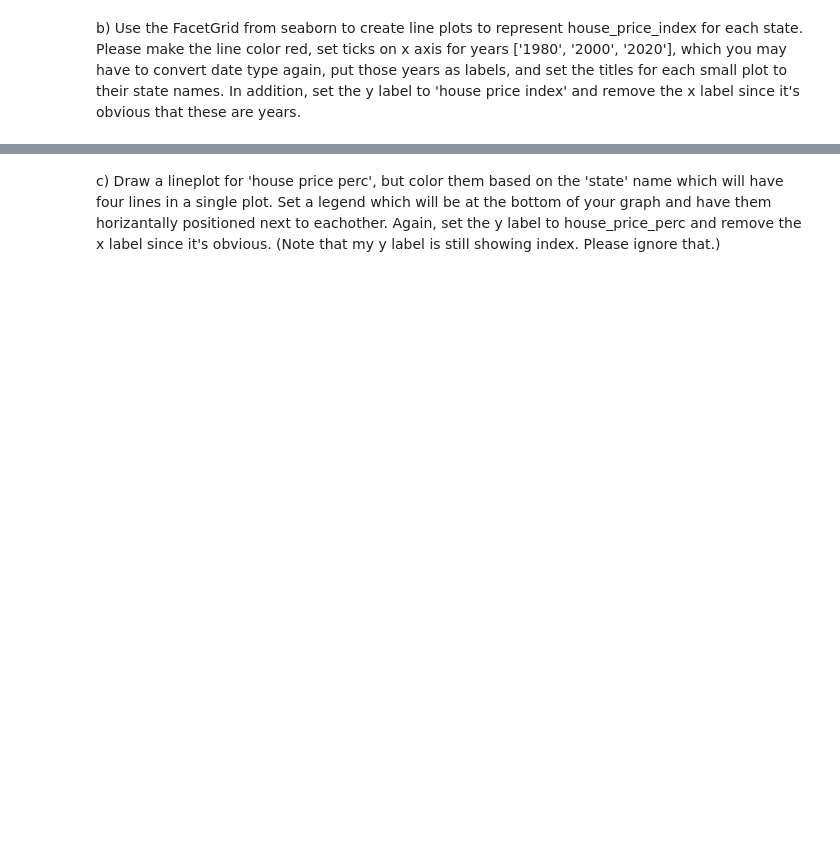
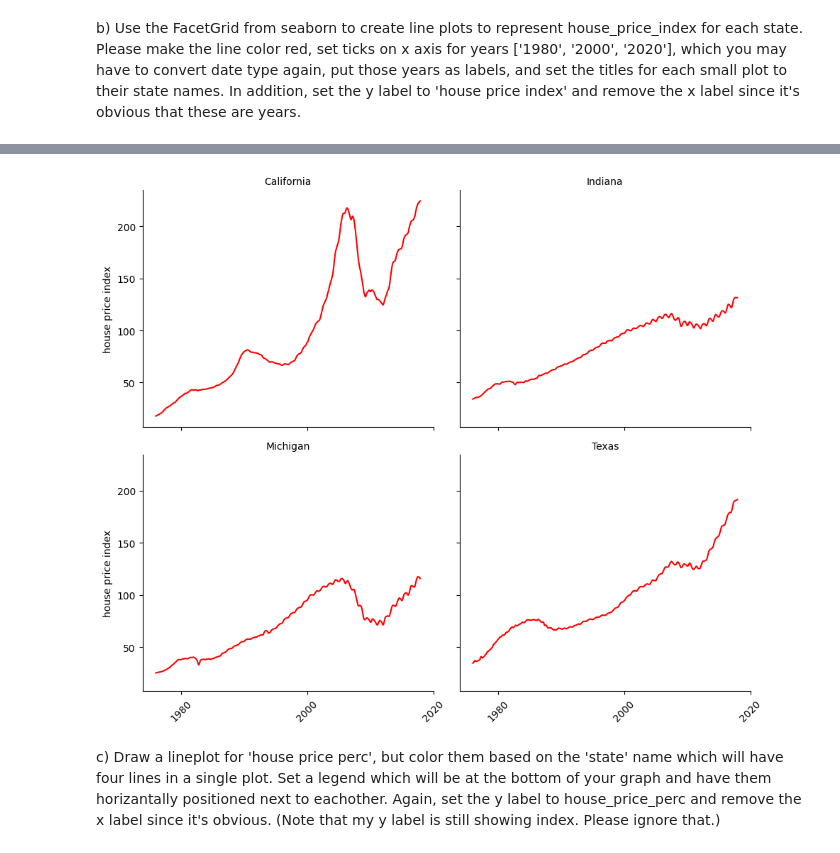
Before and after one commit to zrsteff/DSC502-HW6, a Jupyter notebook: HW6.ipynb, the cells around one changed output, grey strips where cells are left out. Saved outputs shown, nothing was run; the diff lists cells and outputs as text; code cells hidden in the pictures; blank space fills up the shorter version.

```diff
--- a/HW6.ipynb
+++ b/HW6.ipynb
@@ -38,2 +39,25 @@ b) Use the FacetGrid from seaborn to create line plots to represent house_price_
+# %%
+import matplotlib.pyplot as plt
+import matplotlib.dates as mdates
+
+g = sns.FacetGrid(house_filtered, col="state", col_wrap=2, height=4, aspect=1.2)
+g.map(sns.lineplot, "date", "house_price_index", color="red")
+g.set_titles(col_template="{col_name}")
+
+g.set_axis_labels("", "house price index")
+
+years_to_show = [1980, 2000, 2020]
+date_ticks = [pd.to_datetime(f'{year}-01-01') for year in years_to_show]
+date_labels = [str(year) for year in years_to_show]
+
+for ax in g.axes.flat:
+    ax.set_xticks(date_ticks)
+    ax.set_xticklabels(date_labels)
+    ax.tick_params(axis='x', rotation=45)
+
+plt.tight_layout()
+plt.show()
+# %% [output]
+[figure, added]
 # %% [markdown]
 c) Draw a lineplot for 'house price perc', but color them based on the 'state' name which will have four lines in a single plot. Set a legend which will be at the bottom of your graph and have them horizantally positioned next to eachother. Again, set the y label to house_price_perc and remove the x label since it's obvious. (Note that my y label is still showing index. Please ignore that.)
```
Also changed, not shown: parts of 6 cells of this notebook.
